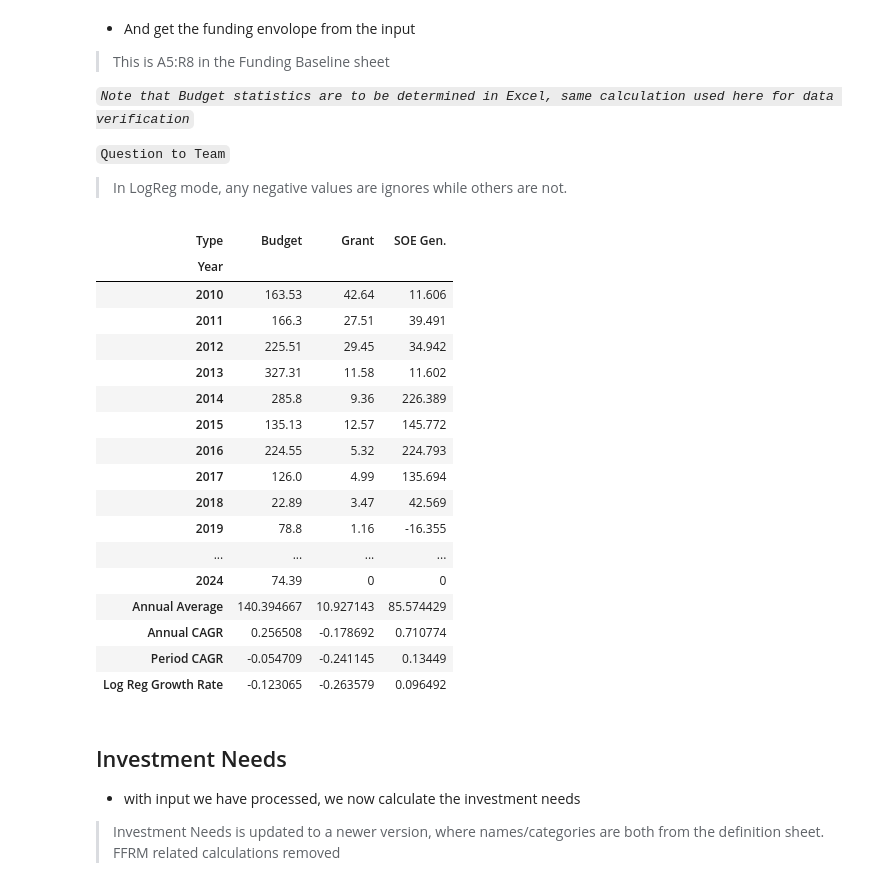
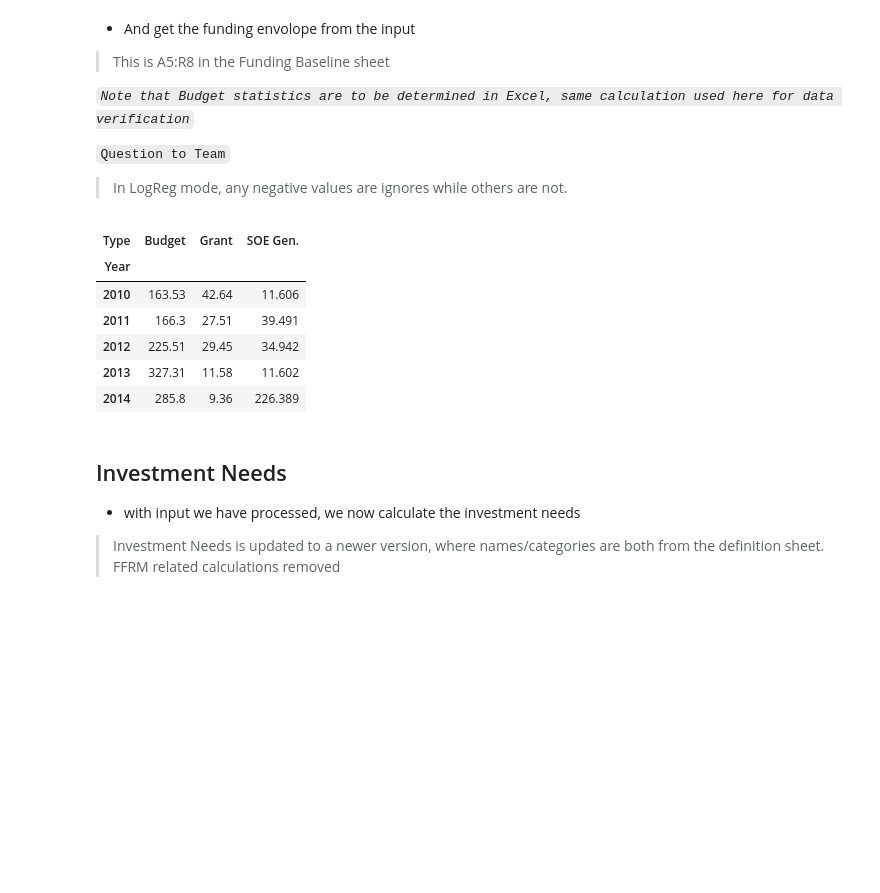
Before and after one commit to MINFinModel/minfin-py-public-release, a Jupyter notebook: addtional_input.ipynb, the cells around one changed output. Cells and saved outputs as stored; diff of their text form; code cells hidden in the pictures; blank space fills up the shorter version.

```diff
--- a/addtional_input.ipynb
+++ b/addtional_input.ipynb
@@ -4,9 +24,10 @@
 import numpy as np
 import pandas as pd
 
+START_YEAR = 2025
 # Define file path
 # file_path = "C:\\Users\\Zixuan\\Downloads\\MinFin V1.0.0kc.xlsm"
-file_path = "data/MINFin Energy 251203 test v5.xlsm"
+file_path = "data/MINFin Energy 251203 test v6.xlsm"
 # Load the Excel file and check available sheet names
 xls = pd.ExcelFile(file_path)
 sheet_names = xls.sheet_names
@@ -729,28 +621,17 @@ df_final.head(10)
 # %%
 from MinFin import get_funding_envelope
 
 df_funding_envelope=get_funding_envelope(df_funding_baseline)
-# 只对 index 名字为年份（数字）的行计算平均值，再添加为"Annual Average"
-df_funding_envelope
+# Average rows whose index looks like years; add as "Annual Average"
+df_funding_envelope.head()
 # %% [output]
 | Type | Budget | Grant | SOE Gen. |
 | Year |  |  |  |
 | 2010 | 163.53 | 42.64 | 11.606 |
 | 2011 | 166.3 | 27.51 | 39.491 |
 | 2012 | 225.51 | 29.45 | 34.942 |
 | 2013 | 327.31 | 11.58 | 11.602 |
 | 2014 | 285.8 | 9.36 | 226.389 |
-| 2015 | 135.13 | 12.57 | 145.772 |
-| 2016 | 224.55 | 5.32 | 224.793 |
-| 2017 | 126.0 | 4.99 | 135.694 |
-| 2018 | 22.89 | 3.47 | 42.569 |
-| 2019 | 78.8 | 1.16 | -16.355 |
-| ... | ... | ... | ... |
-| 2024 | 74.39 | 0 | 0 |
-| Annual Average | 140.394667 | 10.927143 | 85.574429 |
-| Annual CAGR | 0.256508 | -0.178692 | 0.710774 |
-| Period CAGR | -0.054709 | -0.241145 | 0.13449 |
-| Log Reg Growth Rate | -0.123065 | -0.263579 | 0.096492 |
 # %% [markdown]
 ## Investment Needs
 - with input we have processed, we now calculate the investment needs
```
Also changed, not shown: parts of 122 cells of this notebook, 42 other files.
